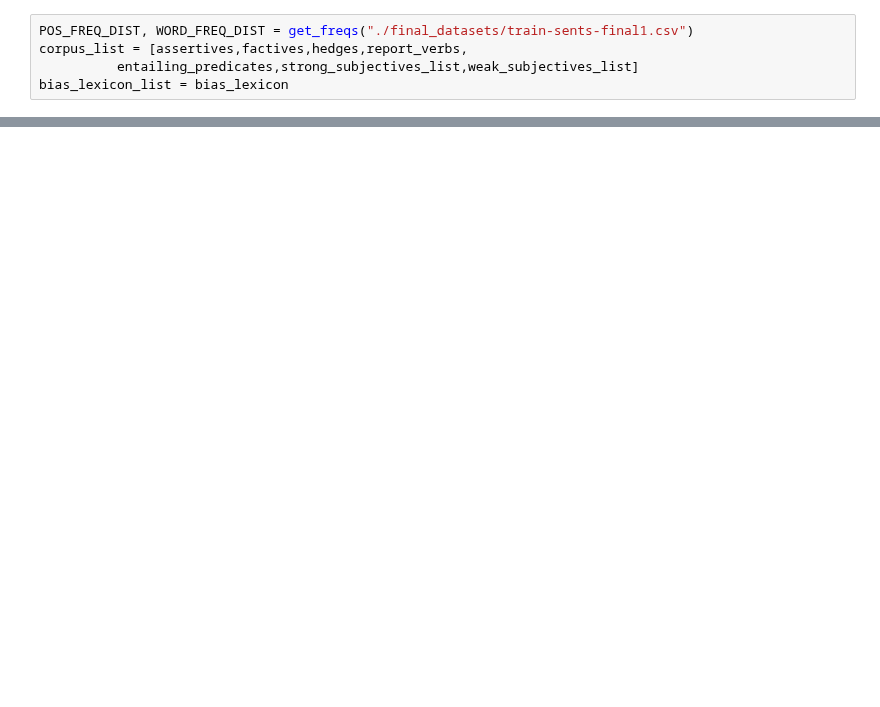
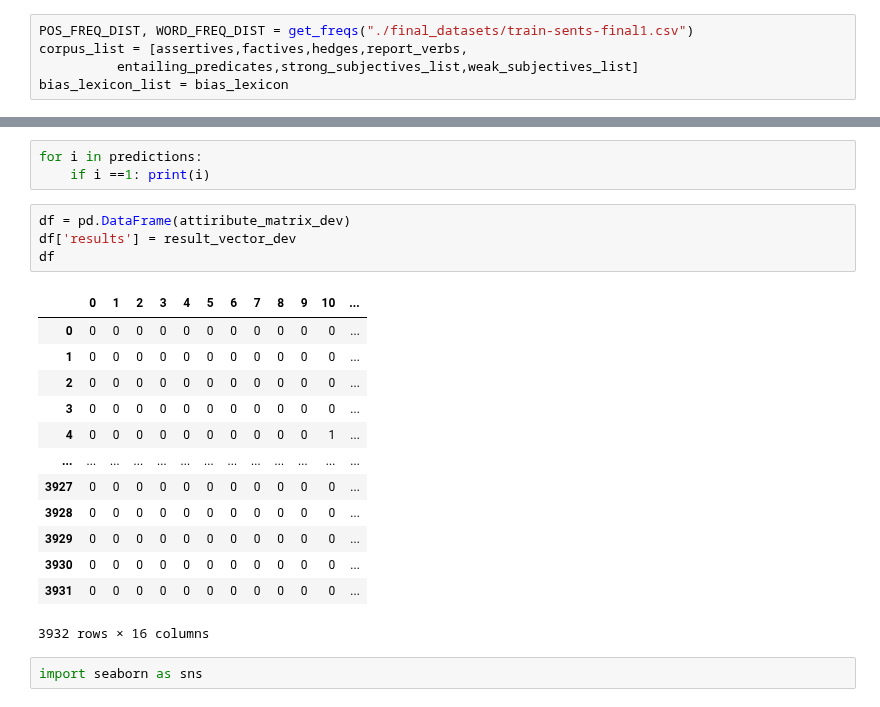
Before and after one commit to cdwyer1bod/LinguisticModels_bias_detection, a Jupyter notebook: Logistic_Model.ipynb, the cells around one changed output, grey strips where cells are left out. Saved outputs shown, nothing was run; the diff lists cells and outputs as text; blank space fills up the shorter version.

```diff
--- a/Logistic_Model.ipynb
+++ b/Logistic_Model.ipynb
@@ -229,0 +262,23 @@ b
+# %%
+for i in predictions:
+    if i ==1: print(i)
+# %%
+df = pd.DataFrame(attiribute_matrix_dev)
+df['results'] = result_vector_dev
+df
+# %% [output]
+|  | 0 | 1 | 2 | 3 | 4 | 5 | 6 | 7 | 8 | 9 | 10 | ... |
+| 0 | 0 | 0 | 0 | 0 | 0 | 0 | 0 | 0 | 0 | 0 | 0 | ... |
+| 1 | 0 | 0 | 0 | 0 | 0 | 0 | 0 | 0 | 0 | 0 | 0 | ... |
+| 2 | 0 | 0 | 0 | 0 | 0 | 0 | 0 | 0 | 0 | 0 | 0 | ... |
+| 3 | 0 | 0 | 0 | 0 | 0 | 0 | 0 | 0 | 0 | 0 | 0 | ... |
+| 4 | 0 | 0 | 0 | 0 | 0 | 0 | 0 | 0 | 0 | 0 | 1 | ... |
+| ... | ... | ... | ... | ... | ... | ... | ... | ... | ... | ... | ... | ... |
+| 3927 | 0 | 0 | 0 | 0 | 0 | 0 | 0 | 0 | 0 | 0 | 0 | ... |
+| 3928 | 0 | 0 | 0 | 0 | 0 | 0 | 0 | 0 | 0 | 0 | 0 | ... |
+| 3929 | 0 | 0 | 0 | 0 | 0 | 0 | 0 | 0 | 0 | 0 | 0 | ... |
+| 3930 | 0 | 0 | 0 | 0 | 0 | 0 | 0 | 0 | 0 | 0 | 0 | ... |
+| 3931 | 0 | 0 | 0 | 0 | 0 | 0 | 0 | 0 | 0 | 0 | 0 | ... |
+3932 rows × 16 columns
+# %%
+import seaborn as sns
```
Also changed, not shown: parts of 17 cells of this notebook, 1 other file.
